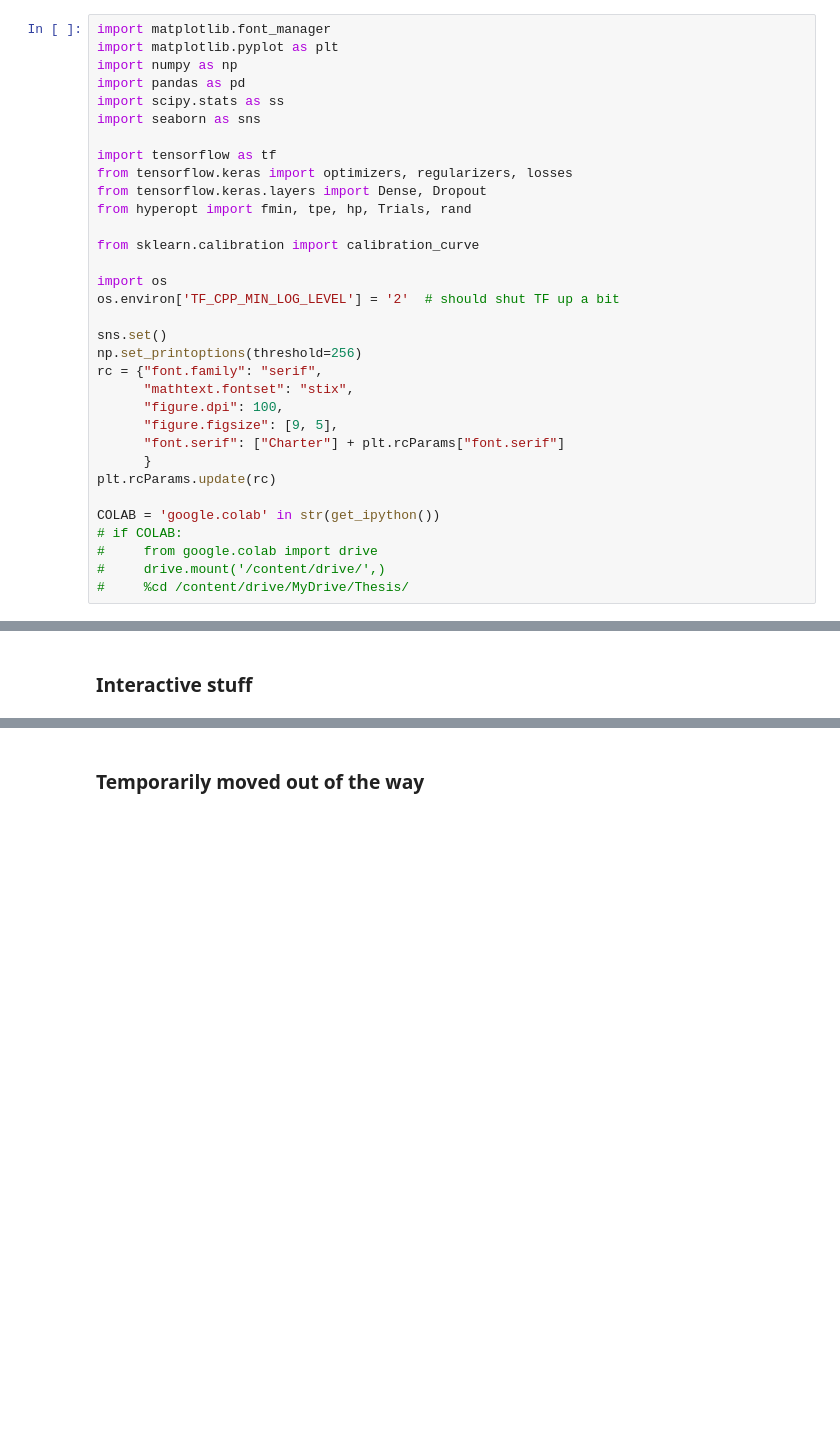
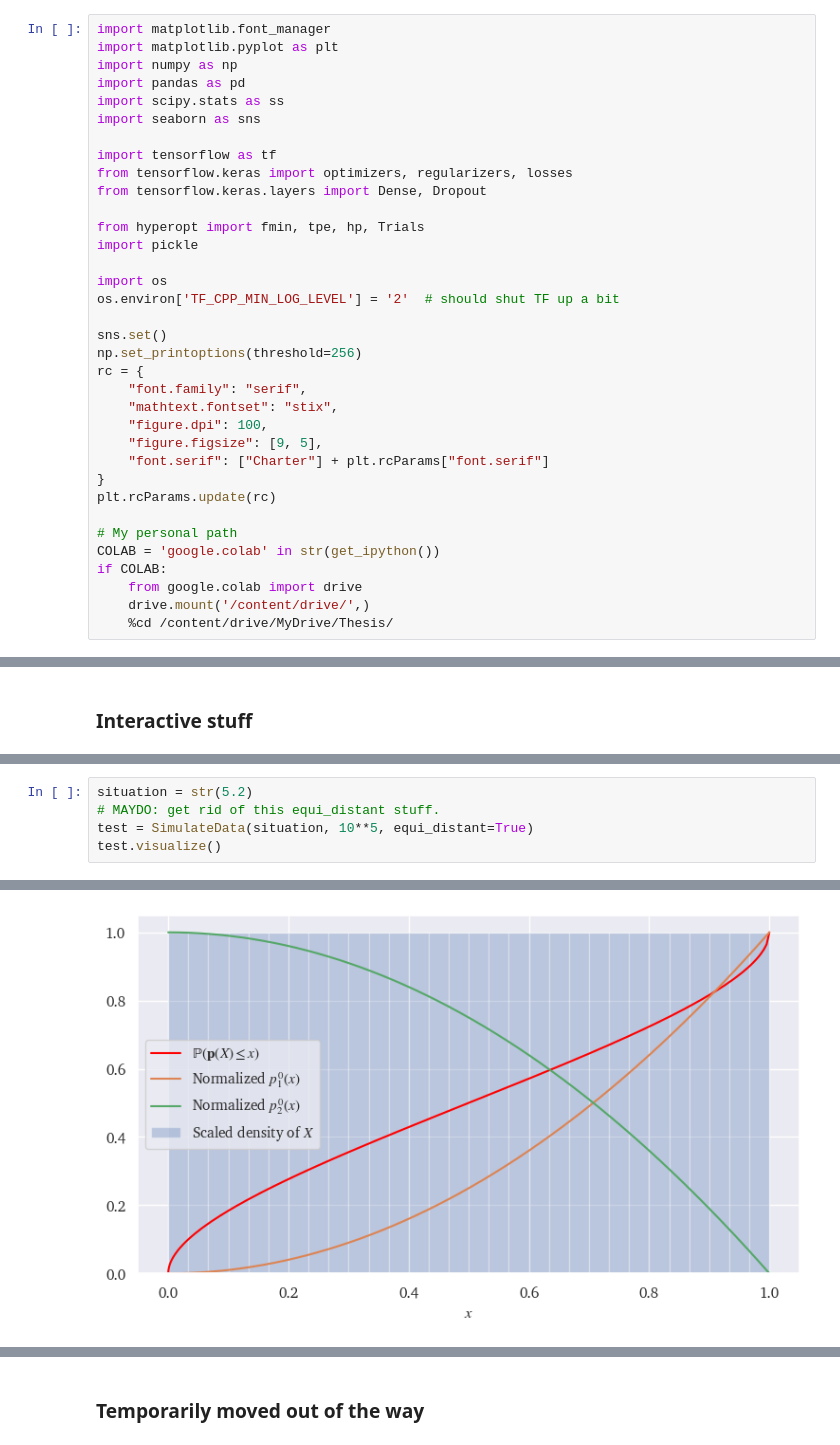
Before and after one commit to bramotten/Testing-NN-Classification-Theory, a Jupyter notebook: Everything.ipynb, the cells around one changed output, grey strips where cells are left out. Cells and saved outputs as stored; diff of their text form; blank space fills up the shorter version.

```diff
--- a/Everything.ipynb
+++ b/Everything.ipynb
@@ -9,25 +11,27 @@ import seaborn as sns
 import tensorflow as tf
 from tensorflow.keras import optimizers, regularizers, losses
 from tensorflow.keras.layers import Dense, Dropout
-from hyperopt import fmin, tpe, hp, Trials, rand
 
-from sklearn.calibration import calibration_curve
+from hyperopt import fmin, tpe, hp, Trials
+import pickle
 
 import os
 os.environ['TF_CPP_MIN_LOG_LEVEL'] = '2'  # should shut TF up a bit
 
 sns.set()
 np.set_printoptions(threshold=256)
-rc = {"font.family": "serif",
-      "mathtext.fontset": "stix",
-      "figure.dpi": 100,
-      "figure.figsize": [9, 5],
-      "font.serif": ["Charter"] + plt.rcParams["font.serif"]
-      }
+rc = {
+    "font.family": "serif",
+    "mathtext.fontset": "stix",
+    "figure.dpi": 100,
+    "figure.figsize": [9, 5],
+    "font.serif": ["Charter"] + plt.rcParams["font.serif"]
+}
 plt.rcParams.update(rc)
 
+# My personal path
 COLAB = 'google.colab' in str(get_ipython())
-# if COLAB:
-#     from google.colab import drive
-#     drive.mount('/content/drive/',)
-#     %cd /content/drive/MyDrive/Thesis/
+if COLAB:
+    from google.colab import drive
+    drive.mount('/content/drive/',)
+    %cd /content/drive/MyDrive/Thesis/
@@ -460,0 +253,6 @@ KL 0.0201 and MSE 0.0078 with parameters {'L': 3, 'lr': 0.007100467601452858}
+# %%
+situation = str(5.2)
+# MAYDO: get rid of this equi_distant stuff.
+test = SimulateData(situation, 10**5, equi_distant=True)
+test.visualize()
+# %% [output]
@@ -460,0 +260 @@ KL 0.0201 and MSE 0.0078 with parameters {'L': 3, 'lr': 0.007100467601452858}
+[figure, added]
```
Also changed, not shown: parts of 19 cells of this notebook, 3 other files.
